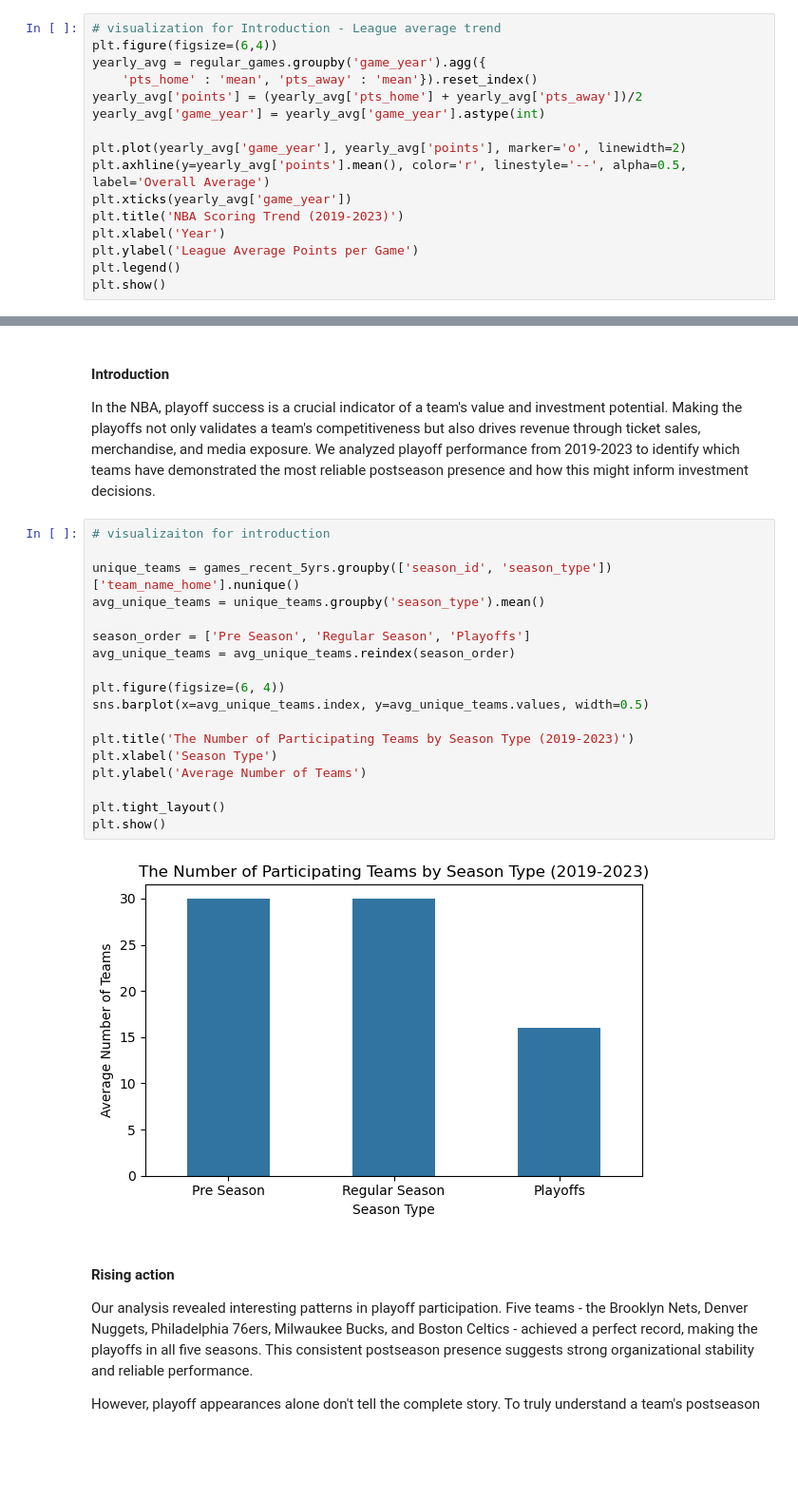
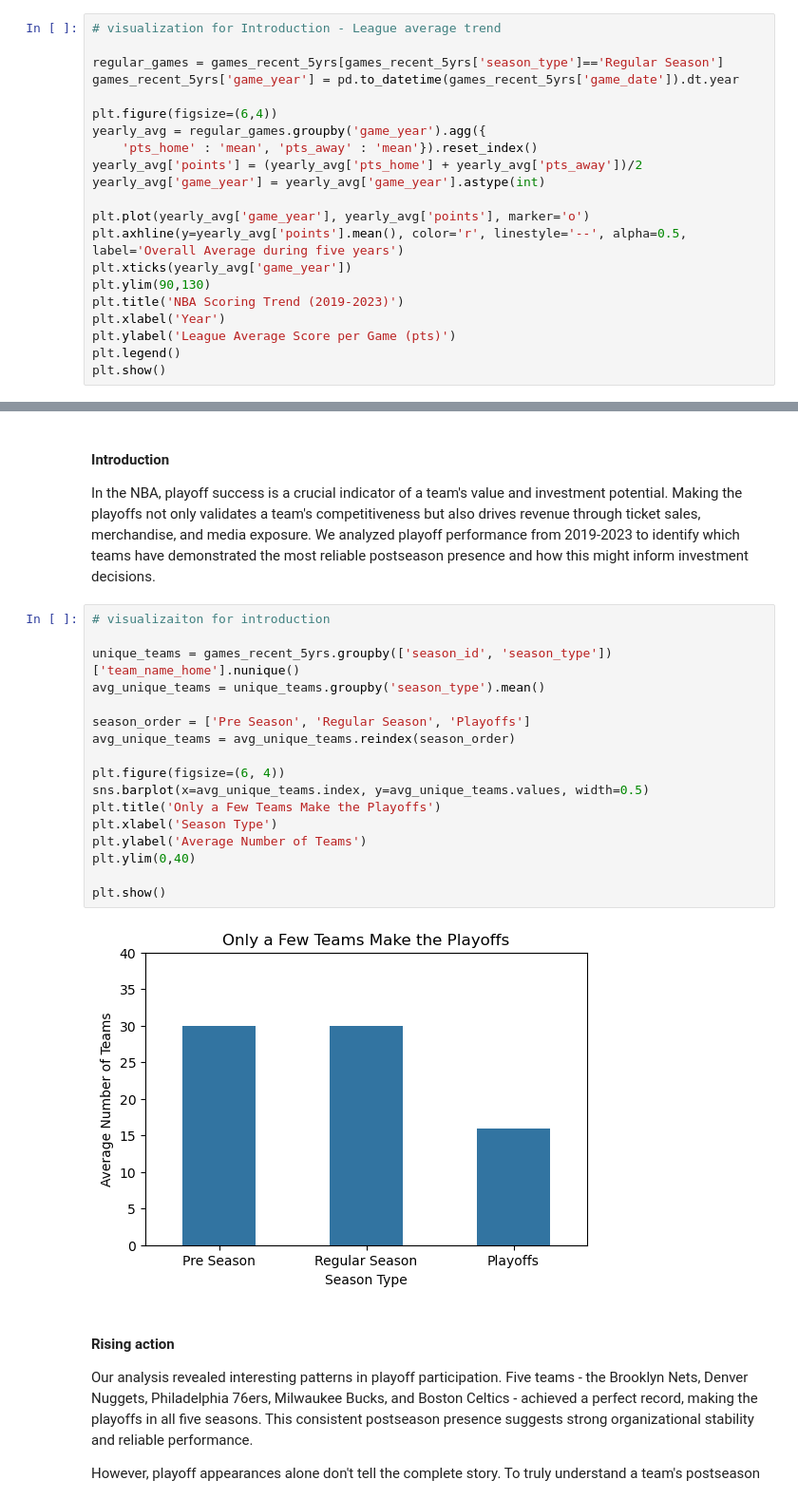
Before and after one commit to thezachdrake/UMD-INST627-Fall2024, a Jupyter notebook: notebooks/kim_revised.ipynb, the cells around one changed output, grey strips where cells are left out. Shown at 95% size. Drawn from its saved outputs; the diff is of its cells as text; blank space fills up the shorter version.

```diff
--- a/notebooks/kim_revised.ipynb
+++ b/notebooks/kim_revised.ipynb
@@ -260,18 +260,23 @@ Who's the most powerful team in the NBA? In evaluating teams for investment pote
 To identify the most promising investment opportunities for the upcoming season, we analyzed scoring patterns from 2019-2023, examining not just point totals but offensive consistency. This comprehensive analysis aims to uncover teams that demonstrate sustainable excellence.
 # %%
 # visualization for Introduction - League average trend
+
+regular_games = games_recent_5yrs[games_recent_5yrs['season_type']=='Regular Season']
+games_recent_5yrs['game_year'] = pd.to_datetime(games_recent_5yrs['game_date']).dt.year
+
 plt.figure(figsize=(6,4))
 yearly_avg = regular_games.groupby('game_year').agg({
     'pts_home' : 'mean', 'pts_away' : 'mean'}).reset_index()
 yearly_avg['points'] = (yearly_avg['pts_home'] + yearly_avg['pts_away'])/2
 yearly_avg['game_year'] = yearly_avg['game_year'].astype(int)
 
-plt.plot(yearly_avg['game_year'], yearly_avg['points'], marker='o', linewidth=2)
-plt.axhline(y=yearly_avg['points'].mean(), color='r', linestyle='--', alpha=0.5, label='Overall Average')
+plt.plot(yearly_avg['game_year'], yearly_avg['points'], marker='o')
+plt.axhline(y=yearly_avg['points'].mean(), color='r', linestyle='--', alpha=0.5, label='Overall Average during five years')
 plt.xticks(yearly_avg['game_year'])
+plt.ylim(90,130)
 plt.title('NBA Scoring Trend (2019-2023)')
 plt.xlabel('Year')
-plt.ylabel('League Average Points per Game')
+plt.ylabel('League Average Score per Game (pts)')
 plt.legend()
 plt.show()
 # %% [output]
@@ -604,23 +700,22 @@ In the NBA, playoff success is a crucial indicator of a team's value and investm
 # %%
 # visualizaiton for introduction
 
 unique_teams = games_recent_5yrs.groupby(['season_id', 'season_type'])['team_name_home'].nunique()
 avg_unique_teams = unique_teams.groupby('season_type').mean()
 
 season_order = ['Pre Season', 'Regular Season', 'Playoffs']
 avg_unique_teams = avg_unique_teams.reindex(season_order)
 
 plt.figure(figsize=(6, 4))
 sns.barplot(x=avg_unique_teams.index, y=avg_unique_teams.values, width=0.5)
-
-plt.title('The Number of Participating Teams by Season Type (2019-2023)')
+plt.title('Only a Few Teams Make the Playoffs')
 plt.xlabel('Season Type')
 plt.ylabel('Average Number of Teams')
+plt.ylim(0,40)
 
-plt.tight_layout()
 plt.show()
 # %% [output]
-[figure, old version]
+[figure, new version]
 # %% [markdown]
 #### Rising action
 
```
Also changed, not shown: parts of 43 cells of this notebook.
